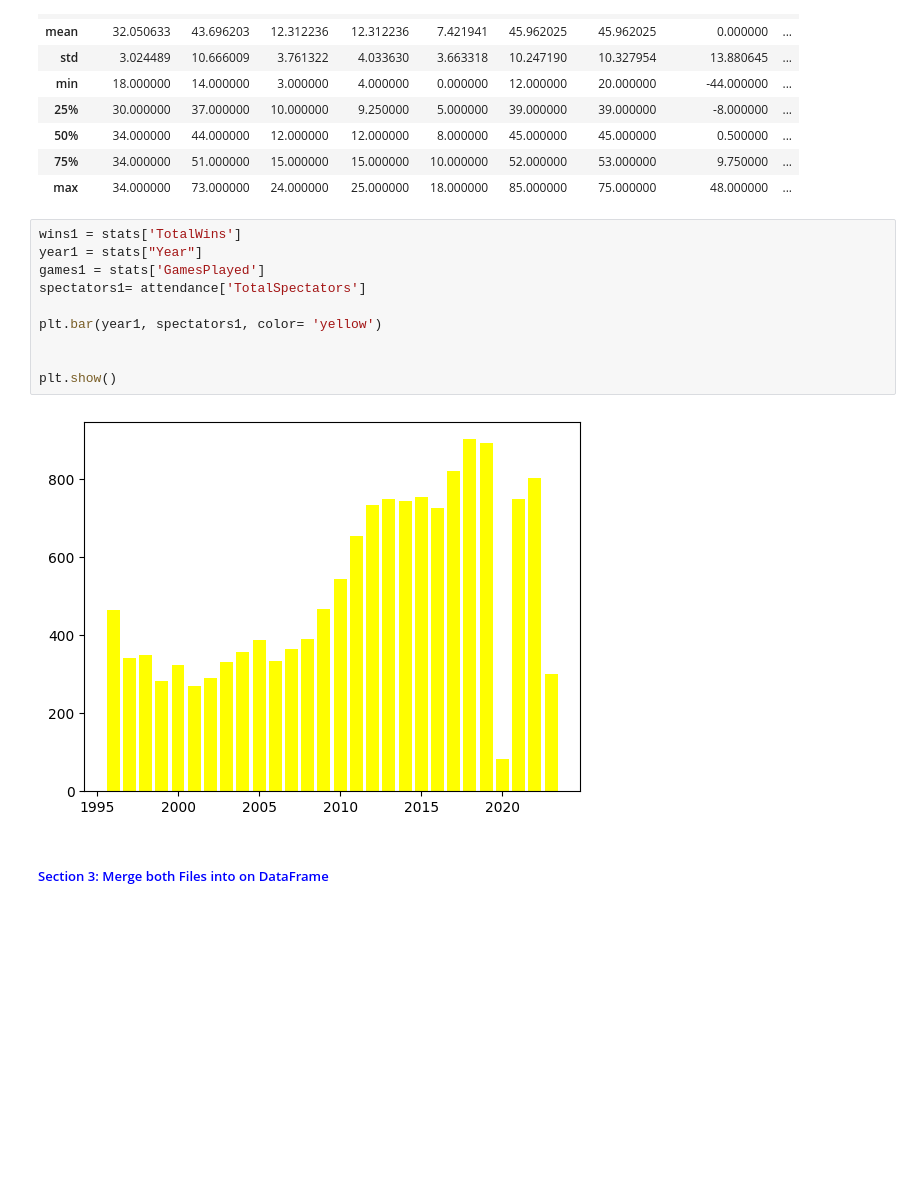
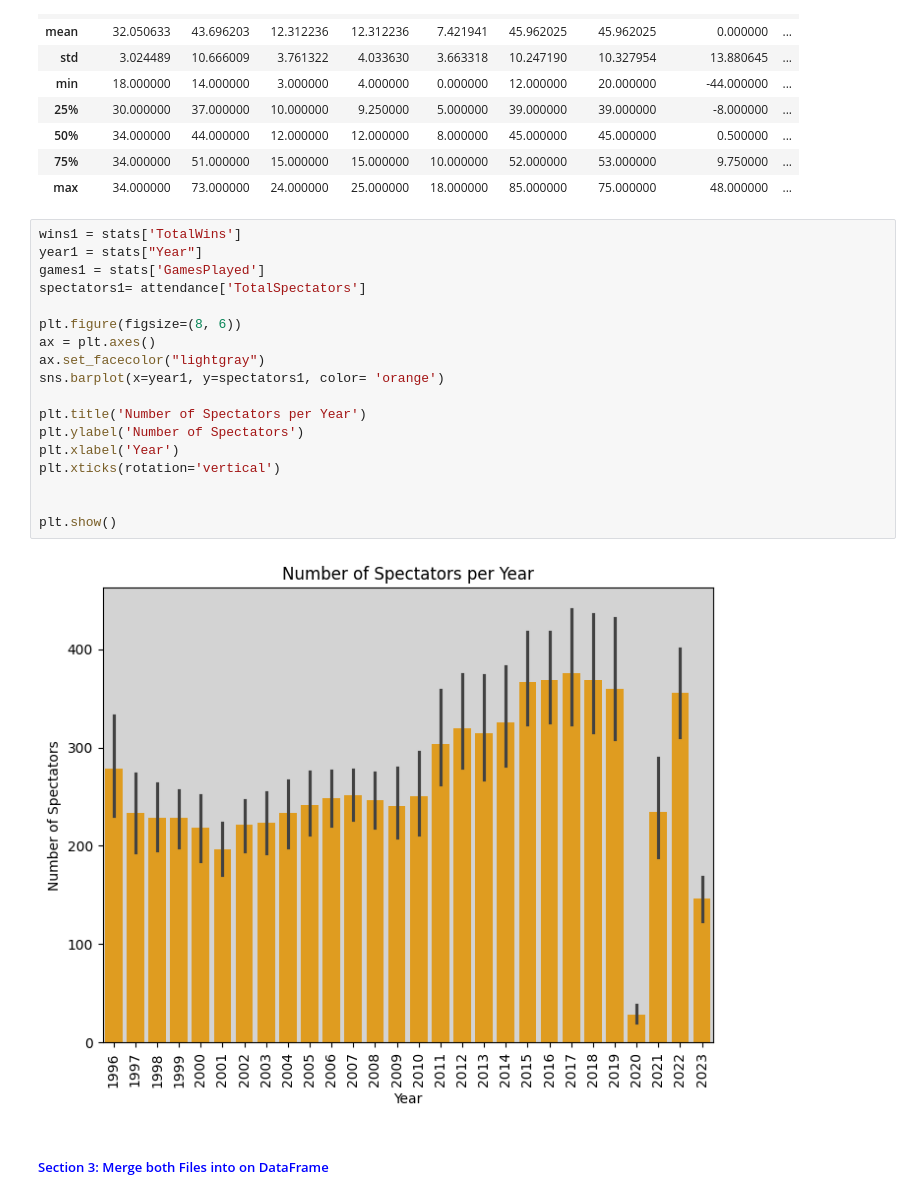
Before and after one commit to curt2023/capstone-project, a Jupyter notebook: MLS-Capstone.ipynb, the cells around one changed output. Cells and saved outputs as stored; diff of their text form; blank space fills up the shorter version.

Commit message:
Added more visuals in the EDA

```diff
--- a/MLS-Capstone.ipynb
+++ b/MLS-Capstone.ipynb
@@ -41,15 +42,23 @@ stats.describe()
 # %%
 wins1 = stats['TotalWins']
 year1 = stats["Year"]
 games1 = stats['GamesPlayed']
 spectators1= attendance['TotalSpectators']
 
-plt.bar(year1, spectators1, color= 'yellow')
+plt.figure(figsize=(8, 6))
+ax = plt.axes()
+ax.set_facecolor("lightgray")
+sns.barplot(x=year1, y=spectators1, color= 'orange')
+
+plt.title('Number of Spectators per Year')
+plt.ylabel('Number of Spectators')
+plt.xlabel('Year')
+plt.xticks(rotation='vertical')
 
 
 plt.show()
 # %% [output]
-[figure, old version]
+[figure, new version]
 # %% [markdown]
 <h5 style="color:blue; text-align:left; font-family:forte"> Section 3: Merge both Files into on DataFrame </h5>
 # %%
```
Also changed, not shown: parts of 5 cells of this notebook.
